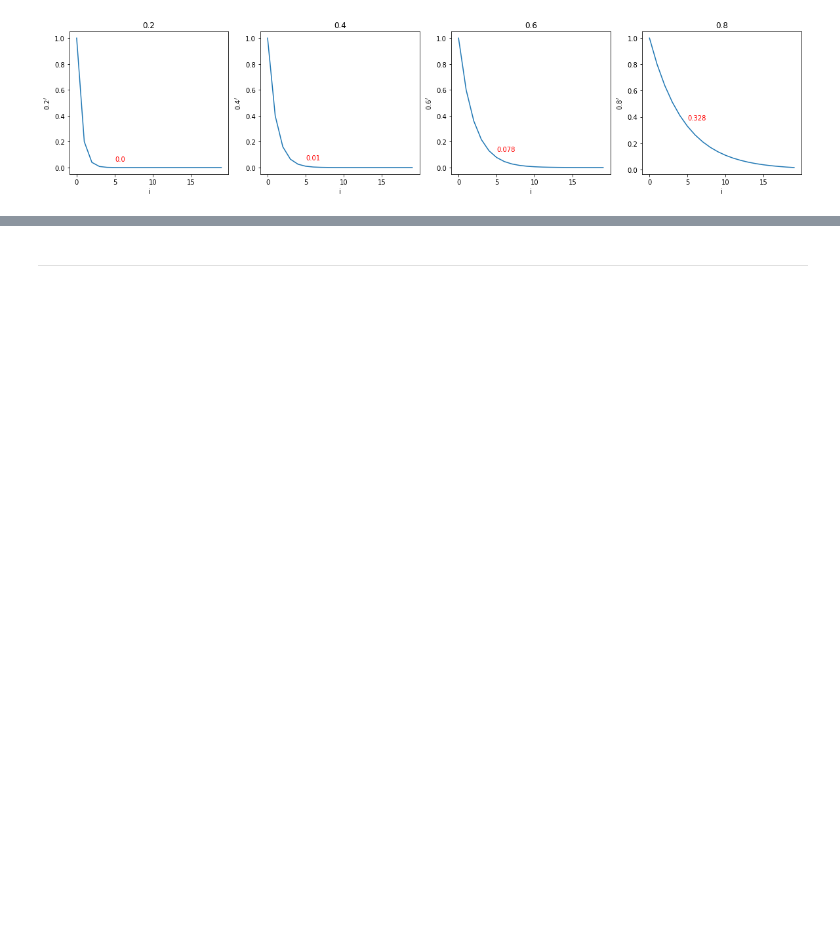
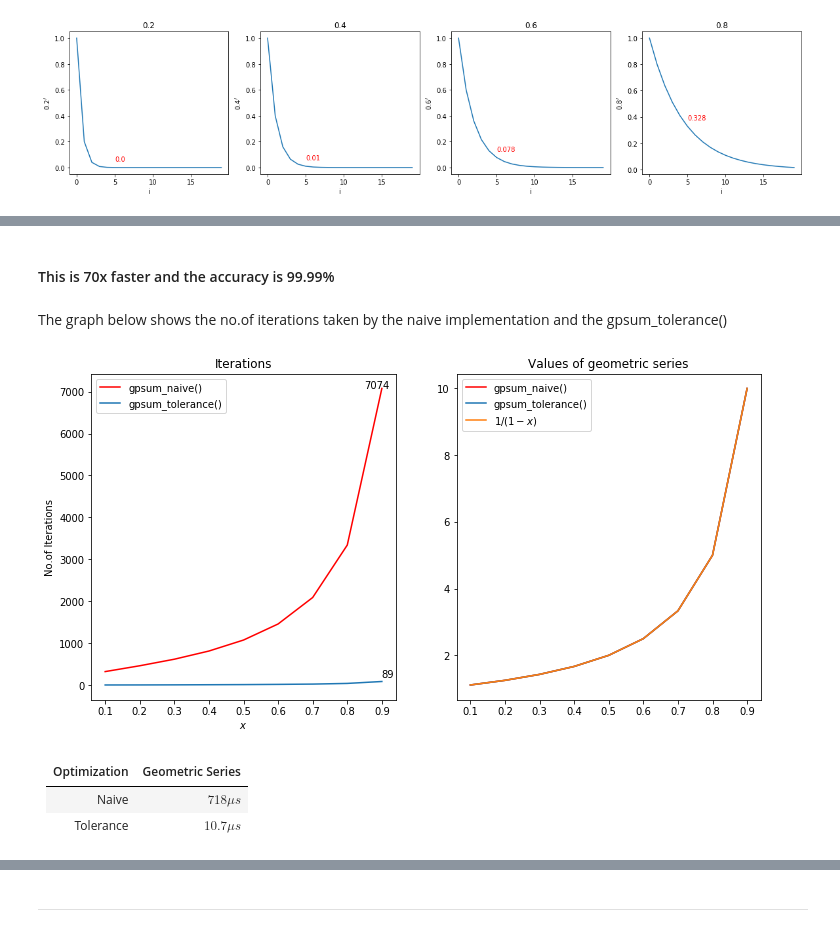
Before and after one commit to ShwetaBarge/PythonForDataScience, a Jupyter notebook: Taylor Series.ipynb, the cells around one changed output, grey strips where cells are left out. Cells and saved outputs as stored; diff of their text form; code cells hidden in the pictures; blank space fills up the shorter version.

```diff
--- a/Taylor Series.ipynb
+++ b/Taylor Series.ipynb
@@ -326,0 +297,4 @@ pow_sum_limit(0.5)
+# %% [markdown]
+#### This is 70x faster and the accuracy is 99.99%
+# %% [markdown]
+The graph below shows the no.of iterations taken by the naive implementation and the gpsum_tolerance()
@@ -326,0 +330,9 @@ pow_sum_limit(0.5)
+# %%
+compare_functions(gpsum_naive,gpsum_tolerance)
+# %% [output]
+[figure, added]
+# %% [markdown]
+| Optimization | Geometric Series   |
+|------|------|
+|   Naive  |$718\mu s$|
+| Tolerance | $10.7 \mu s$ |
```
Also changed, not shown: parts of 122 cells of this notebook, 5 other files.
